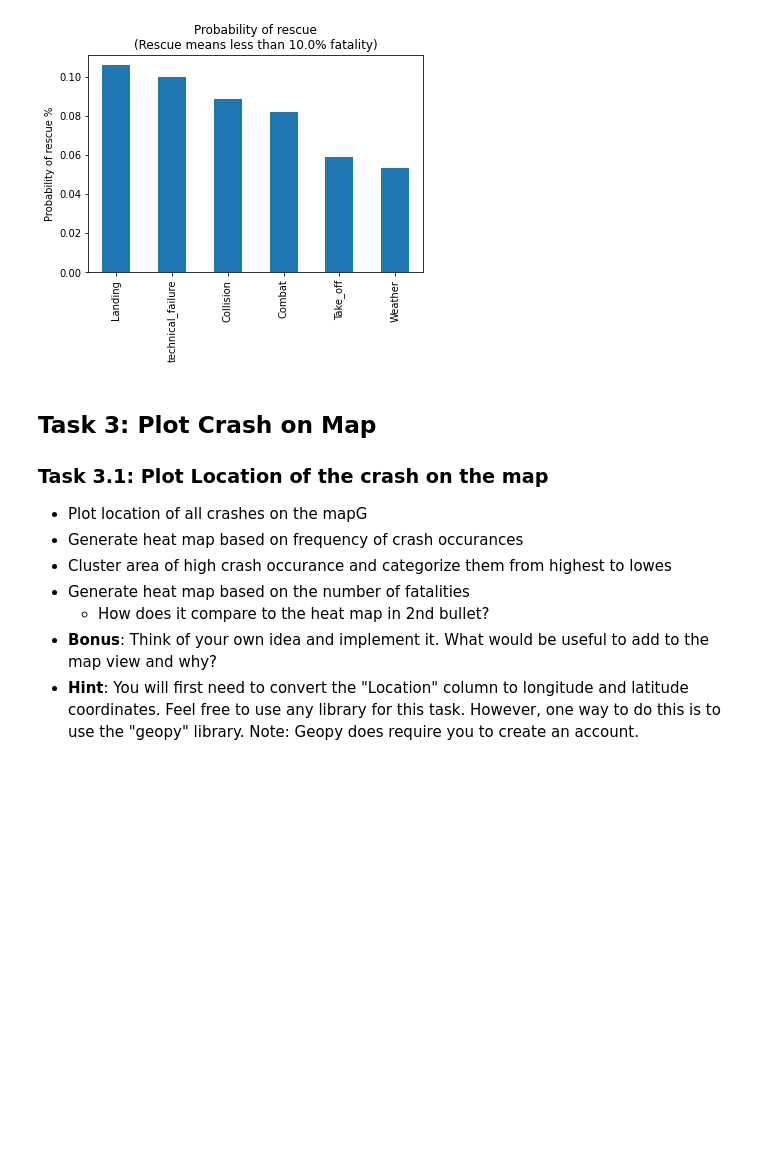
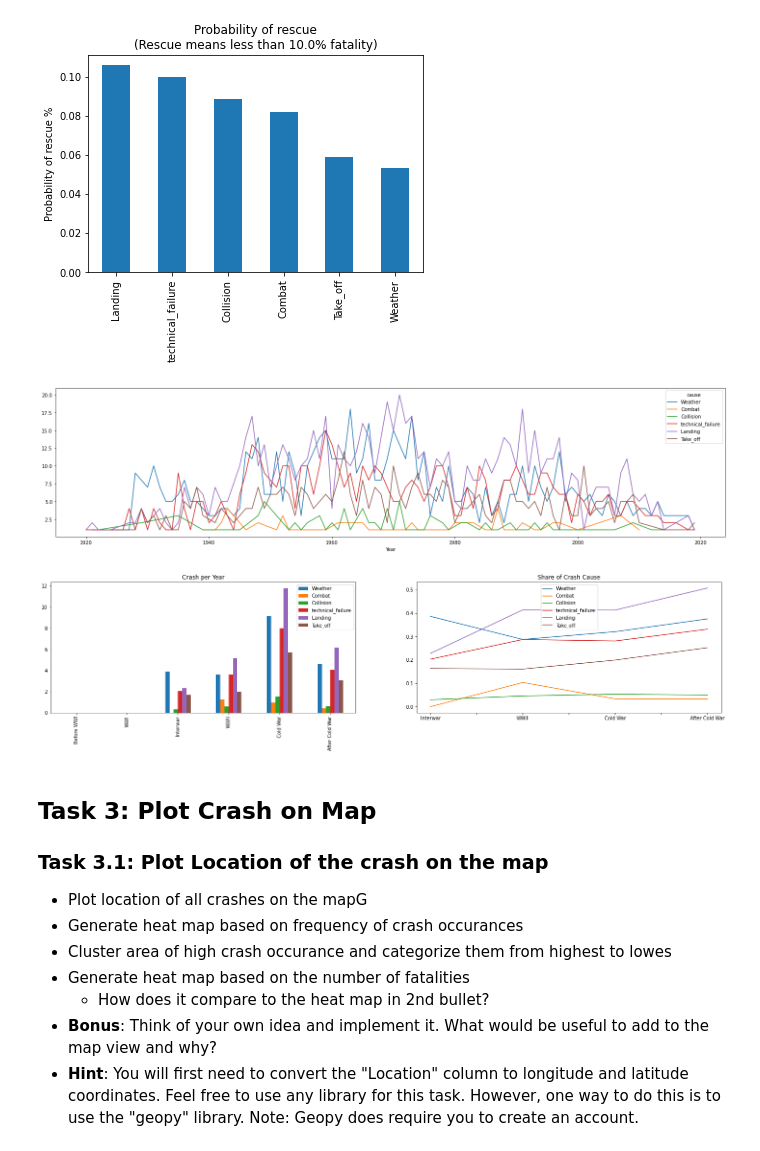
Before and after one commit to women-in-ai-ireland/May-2022-WaiXCollins-Airplane-Crash-Investigation, a Jupyter notebook: WAI_Crash_Investigation_PEDRAM.ipynb, the cells around one changed output. Drawn from its saved outputs; the diff is of its cells as text; code cells hidden in the pictures; blank space fills up the shorter version.

```diff
--- a/WAI_Crash_Investigation_PEDRAM.ipynb
+++ b/WAI_Crash_Investigation_PEDRAM.ipynb
@@ -409,6 +413,31 @@ for cause_cat in cause_cats:
 result.sort_values(ascending=False).plot.bar(ylabel="Probability of rescue %",title=f"Probability of rescue\n(Rescue means less than {threshold*100}% fatality)");
 # %% [output]
 [figure]
+# %%
+# in previous section we observed a meaningful rise in airline crashes durring cold war era
+# we can go deeper and investigate the crash cause of airlines in this specific period
+df_airline=df[df["Operator Cat"]=="Airline"]
+result=pd.DataFrame(index=labels,columns=causes)
+fig,axs=plt.subplots(figsize=(20,5))
+
+for cause in causes:
+  df_airline_cause=df_airline[df_airline[cause]==True]
+  df_airline_cause.groupby("Year")["Fatalities"].size().plot(label=cause)
+  bin=pd.cut(df_airline_cause.Year, year_bins, labels=labels, right=False)
+  case_bin=df_airline_cause.groupby(bin)["Fatalities"].size()#/bin_duration
+  result[cause]=case_bin
+
+plt.legend(title='cause')
+plt.tight_layout();
+
+fig, axs = plt.subplots(1,2,figsize=(25, 5))
+result.div(bin_duration,axis="index").plot(kind="bar",ax=axs[0],title="Crash per Year");
+bin_airline=pd.cut(df_airline.Year, year_bins, labels=labels, right=False)
+Total_year_bin=df_airline.groupby(bin_airline)["Fatalities"].size()
+result_percentage=result.div(Total_year_bin,axis="index").plot(ax=axs[1],title="Share of Crash Cause");
+# %% [output]
+[figure, added]
+[figure, added]
 # %% [markdown]
 ## Task 3: Plot Crash on Map
 
```
Also changed, not shown: parts of 17 cells of this notebook.
